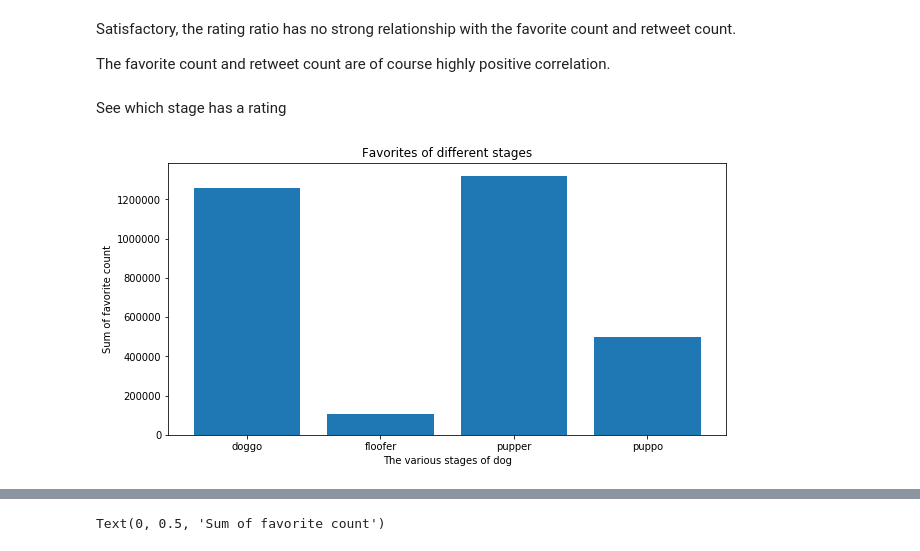
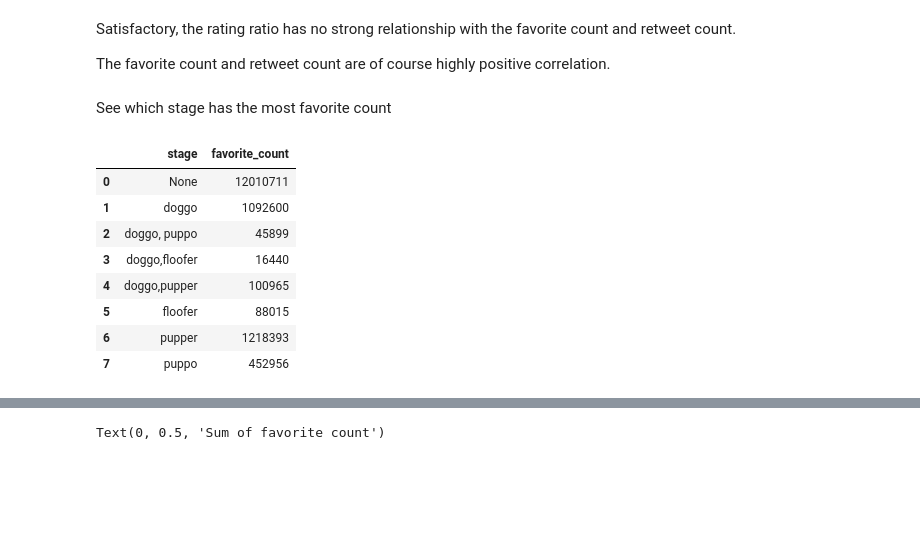
Before and after one commit to MohamedElgohary2012/udacity-wrangle-and-analyze-data, a Jupyter notebook: wrangle_act.ipynb, the cells around one changed output, grey strips where cells are left out. Drawn from its saved outputs; the diff is of its cells as text; code cells hidden in the pictures; blank space fills up the shorter version.

```diff
--- a/wrangle_act.ipynb
+++ b/wrangle_act.ipynb
@@ -1029,4 +1029,4 @@ Satisfactory, the rating ratio has no strong relationship with the favorite coun
 
 The favorite count and retweet count are of course highly positive correlation.
 # %% [markdown]
-See which stage has a rating
+See which stage has the most favorite count
@@ -1038,11 +1033,13 @@ puppo = master_df.groupby('puppo').favorite_count.sum()[1]
-# %%
-plt.subplots(figsize=(10, 5))
-
-labels = ['doggo','floofer','pupper','puppo']
-plt.bar(labels, [doggo,floofer,pupper,puppo])
-plt.title('Favorites of different stages')
-plt.xlabel('The various stages of dog')
-plt.ylabel('Sum of favorite count')
-plt.show()
-# %% [output]
-[figure, removed]
+# %%
+stage_count = master_df.groupby('stage').favorite_count.sum().reset_index()
+stage_count
+# %% [output]
+|  | stage | favorite_count |
+| 0 | None | 12010711 |
+| 1 | doggo | 1092600 |
+| 2 | doggo, puppo | 45899 |
+| 3 | doggo,floofer | 16440 |
+| 4 | doggo,pupper | 100965 |
+| 5 | floofer | 88015 |
+| 6 | pupper | 1218393 |
+| 7 | puppo | 452956 |
```
Also changed, not shown: parts of 4 cells of this notebook, 1 other file.
